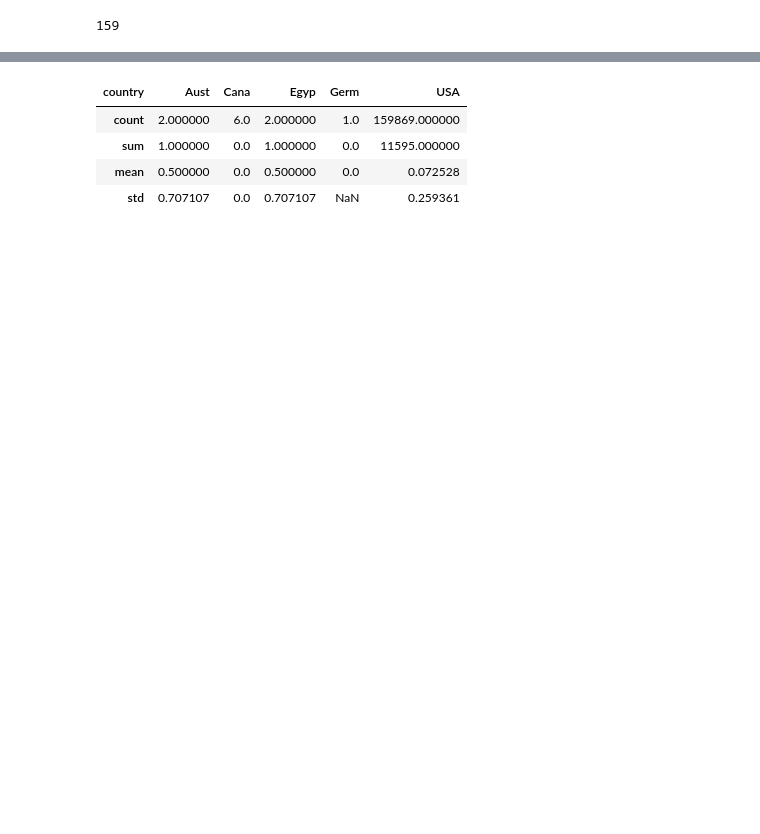
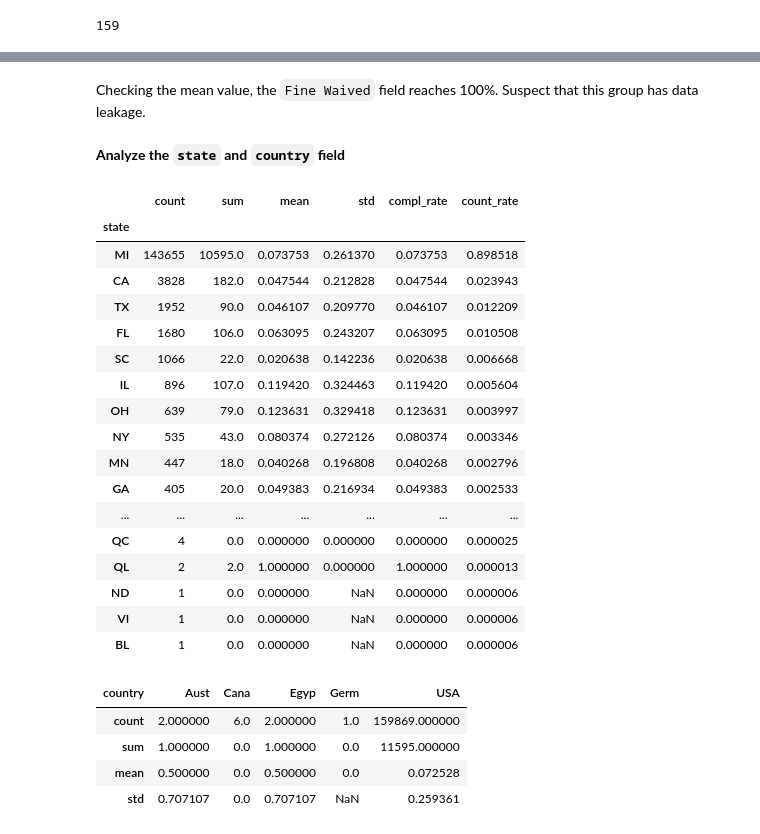
Before and after one commit to hmchen47/DataScience, a Jupyter notebook: AppliedDS-UMich/3-AML/notebooks/Ref1-Assignment4.ipynb, the cells around one changed output, grey strips where cells are left out. Saved outputs shown, nothing was run; the diff lists cells and outputs as text; code cells hidden in the pictures; blank space fills up the shorter version.

```diff
--- a/AppliedDS-UMich/3-AML/notebooks/Ref1-Assignment4.ipynb
+++ b/AppliedDS-UMich/3-AML/notebooks/Ref1-Assignment4.ipynb
@@ -144,3 +220,31 @@ df_train.groupby('disposition').compliance.agg(['count', 'sum', 'mean', 'std']).
+# %% [markdown]
+Checking the mean value, the `Fine Waived` field reaches 100%.  Suspect that this group has data leakage.
+# %% [markdown]
+__Analyze the `state` and `country` field__
+# %%
+a = df_train.groupby('state').compliance.agg(['count', 'sum', 'mean', 'std']).sort_values('count', ascending=False)
+a['compl_rate'] = a['sum']/a['count']
+a['count_rate'] = a['count']/len(df_train)
+a
+# %% [output]
+|  | count | sum | mean | std | compl_rate | count_rate |
+| state |  |  |  |  |  |  |
+| MI | 143655 | 10595.0 | 0.073753 | 0.261370 | 0.073753 | 0.898518 |
+| CA | 3828 | 182.0 | 0.047544 | 0.212828 | 0.047544 | 0.023943 |
+| TX | 1952 | 90.0 | 0.046107 | 0.209770 | 0.046107 | 0.012209 |
+| FL | 1680 | 106.0 | 0.063095 | 0.243207 | 0.063095 | 0.010508 |
+| SC | 1066 | 22.0 | 0.020638 | 0.142236 | 0.020638 | 0.006668 |
+| IL | 896 | 107.0 | 0.119420 | 0.324463 | 0.119420 | 0.005604 |
+| OH | 639 | 79.0 | 0.123631 | 0.329418 | 0.123631 | 0.003997 |
+| NY | 535 | 43.0 | 0.080374 | 0.272126 | 0.080374 | 0.003346 |
+| MN | 447 | 18.0 | 0.040268 | 0.196808 | 0.040268 | 0.002796 |
+| GA | 405 | 20.0 | 0.049383 | 0.216934 | 0.049383 | 0.002533 |
+| ... | ... | ... | ... | ... | ... | ... |
+| QC | 4 | 0.0 | 0.000000 | 0.000000 | 0.000000 | 0.000025 |
+| QL | 2 | 2.0 | 1.000000 | 0.000000 | 1.000000 | 0.000013 |
+| ND | 1 | 0.0 | 0.000000 | NaN | 0.000000 | 0.000006 |
+| VI | 1 | 0.0 | 0.000000 | NaN | 0.000000 | 0.000006 |
+| BL | 1 | 0.0 | 0.000000 | NaN | 0.000000 | 0.000006 |
 # %%
 df_train.groupby('country').compliance.agg(['count', 'sum', 'mean', 'std']).T
 # %% [output]
```
Also changed, not shown: parts of 22 cells of this notebook.
